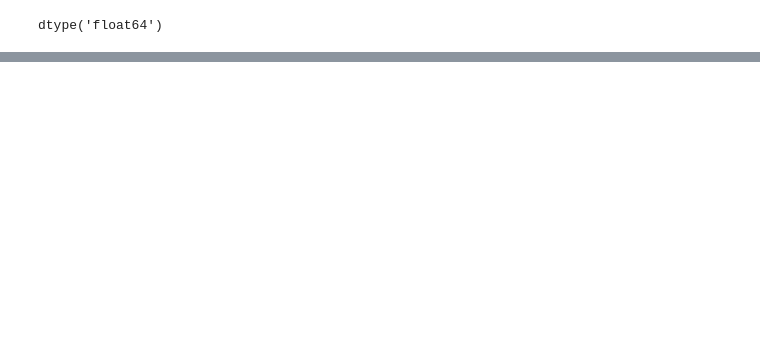
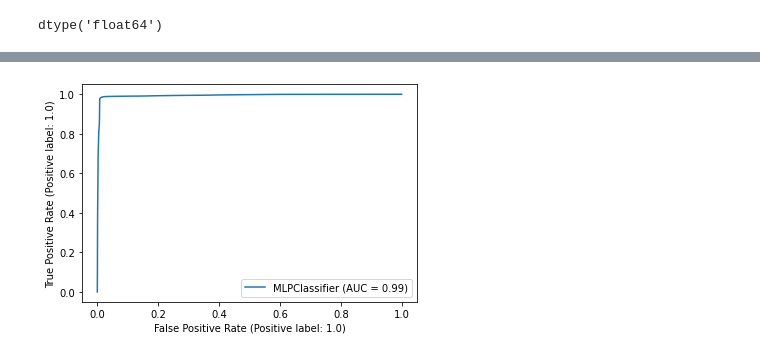
Before and after one commit to Lempi-sudo/VKR, a Jupyter notebook: Model.ipynb, the cells around one changed output, grey strips where cells are left out. Cells and saved outputs as stored; diff of their text form; code cells hidden in the pictures; blank space fills up the shorter version.

```diff
--- a/Model.ipynb
+++ b/Model.ipynb
@@ -52,0 +52,4 @@ array([1., 1., 1., ..., 1., 1., 1.])
+# %%
+from sklearn.model_selection import train_test_split
+
+X_train, X_test, y_train, y_test = train_test_split(X, y, test_size = 0.9, random_state=None, shuffle=False)
@@ -119,0 +132,7 @@ pd.DataFrame(cm)
+# %%
+import matplotlib.pyplot as plt  # doctest: +SKIP
+from sklearn.metrics import plot_roc_curve
+plot_roc_curve(clf, X_test, y_test)
+plt.show()
+# %% [output]
+[figure, added]
```
Also changed, not shown: parts of 22 cells of this notebook.
